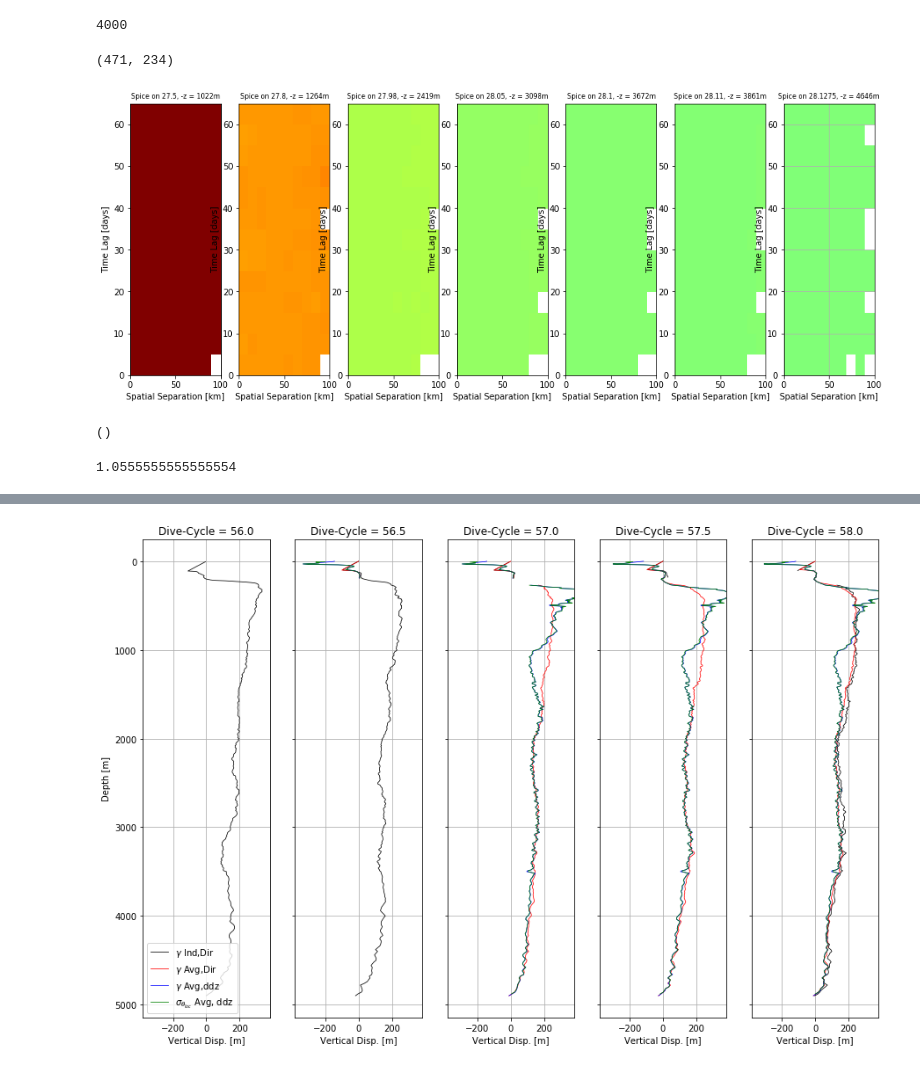
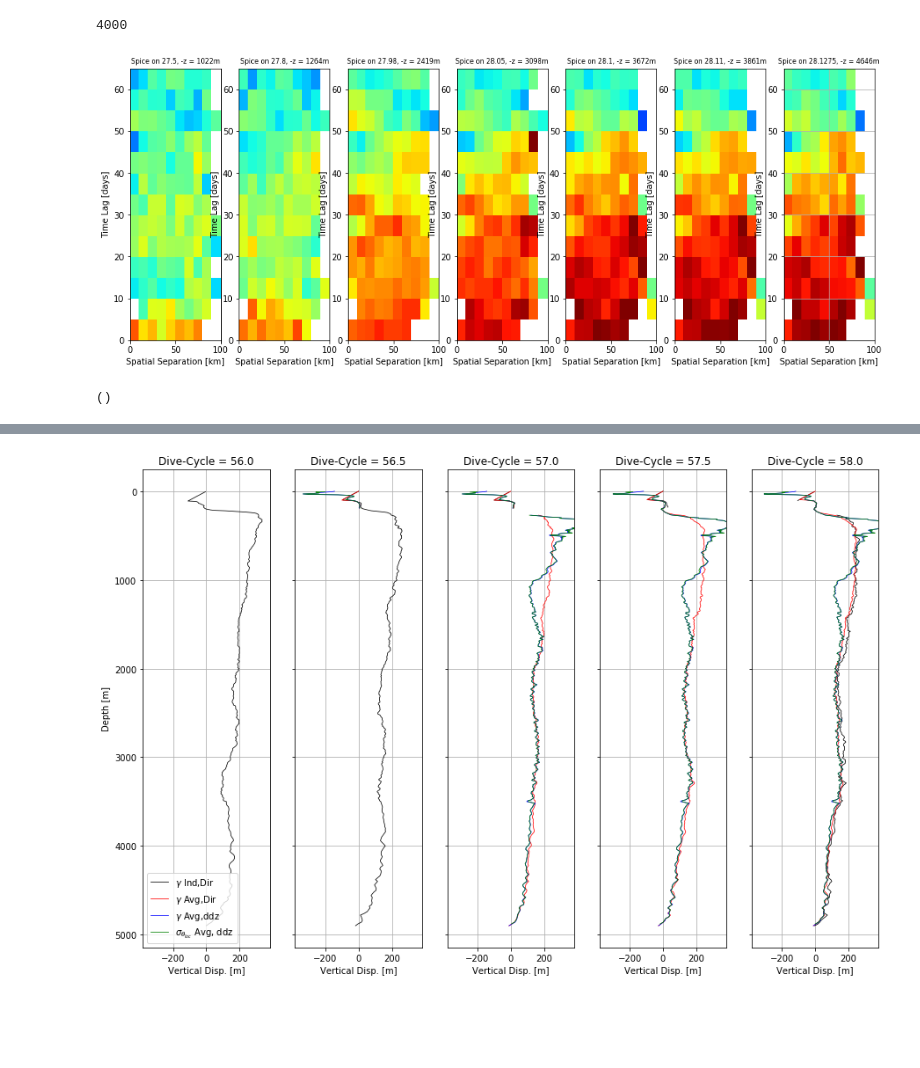
Before and after one commit to jakesteinberg/geostrophic_turbulence, a Jupyter notebook: 36N_dg_2018_mode_projections .ipynb, the cells around one changed output, grey strips where cells are left out. Saved outputs shown, nothing was run; the diff lists cells and outputs as text; code cells hidden in the pictures; blank space fills up the shorter version.

Commit message:
spice variance on isopycnals, better comparisons betwen bats and 36n

```diff
--- a/36N_dg_2018_mode_projections .ipynb
+++ b/36N_dg_2018_mode_projections .ipynb
@@ -140,11 +149,11 @@ print(profile_tags[d_fall])
 # %%
 f, (ax1, ax2, ax3) = plt.subplots(1, 3, sharey=True)
-coli = '#DAA520','#2F4F4F', 'm', '#2F4F4F', '#DAA520', '#DAA520'
+coli = '#DAA520','#2F4F4F', 'b', 'm', '#2F4F4F', '#DAA520', '#DAA520'
 for i in range(len(bckgrds)):
     ax1.plot(salin_avg[:, i], grid, color=coli[i])
     ax2.plot(cons_t_avg[:, i], grid, color=coli[i])
     ax3.plot(N2_ref[:, i], grid, color=coli[i])
-ax1.set_ylim([0, 1500])
+ax1.set_ylim([0, 2000])
 ax1.grid()
 ax2.grid()
 ax1.invert_yaxis()
@@ -348,8 +357,10 @@ for i in range(np.shape(avg_sig0_per_dep)[1]):  # loop over each profile
 
     if (this_time < bd1):  # fall
         t_over = 0
-    elif (this_time > bd1) & (this_time < bd2):  # winter
+    elif (this_time > bd1) & (this_time < bd2):  # winter1
         t_over = 1
+    else:  # winter2
+        t_over = 2
 
     this_sigma_theta_avg = sigma_theta_avg[:, t_over]
     eta_alt[:, i] = (avg_sig0_per_dep[:, i] - sigma_theta_avg[:, t_over]) / np.squeeze(ddz_avg_sigma[:, t_over])
@@ -394,6 +405,8 @@ for i in range(lon.shape[1]):
         t_over = 0
     elif (this_time > bd1) & (this_time < bd2):  # winter
         t_over = 1
+    else:
+        t_over = 2
 
     this_sigma_theta_avg = sigma_theta_avg[:, t_over]
     eta_per_prof[:, i] = (neutral_density[:, i] - sigma_theta_avg[:, t_over]) / np.squeeze(ddz_avg_sigma[:, t_over])
@@ -416,10 +429,10 @@ for i in range(lon.shape[1]):
 AG_all, eta_m_all, Neta_m_all, PE_per_mass_all = eta_fit(lon.shape[1], grid, nmodes, N2_all, G_all, c_all,
                                                          eta_per_prof_3, eta_fit_depth_min, eta_fit_depth_max)
 PE_per_mass_all = PE_per_mass_all[:, np.abs(AG_all[1, :]) > 1*10**-4]
+d_time_all = d_time[:, np.abs(AG_all[1, :]) > 1*10**-4]
+profile_tags_all = profile_tags[np.abs(AG_all[1, :]) > 1*10**-4]
+eta_per_prof_all = eta_per_prof_3[:, np.abs(AG_all[1, :]) > 1*10**-4]
+eta_m_per_prof_all = eta_m_all[:, np.abs(AG_all[1, :]) > 1*10**-4]
-# %%
-np.shape(neutral_density)
-# %% [output]
-(471, 234)
 # %%
 # T/S variability (and correlations) on isopycnals
 rho_1 = 27.5, 27.8, 27.98, 28.05, 28.1, 28.11, 28.1275  # , 28.13, 28.133
@@ -473,44 +486,48 @@ for l in range(len(rho_1)):
             spice_count = np.concatenate((spice_count,
                                           np.array((spice[i, l] * np.ones(len(x[i + 1:])), spice[i + 1:, l]))), axis=1)
         # note each loop, the list x[i+1:] shortens
         # the goal is a list of pairs coupled with lists of time/space separations
 
     # define each box as all points that fall within a time and space lag
     corr_i_z = np.nan * np.zeros((len(t_win), len(dist_win)))
     corr_i_z2 = np.nan * np.zeros((len(t_win), len(dist_win)))
     corr_i_all = np.nan * np.zeros((len(t_t_win), len(dist_t_win)))
 
     # spatial separation
     for dd in range(len(dist_t_win) - 1):
         for tt in range(len(t_t_win) - 1):
             # for each box, find time/space lags that fit in box
             in_box = np.where((dist_t > dist_t_win[dd]) & (dist_t < dist_t_win[dd + 1]) &
                                 (time_l > t_t_win[tt]) & (time_l < t_t_win[tt + 1]))[0]
             # only compute statistics if number is greater than ___
-            if len(in_box) > 10:
+            if len(in_box) > 25:
+#                 inski_with = spice_count[:, in_box]
+#                 inski = np.unique(spice_count[:, in_box])
+#                 i_mean = np.nanmean(inski) # mean of all samples in box
+#                 n = len(inski)
+#                 sstd = np.nanstd(inski)
+#                 covi = (inski) * (inski)
+#                 corr_i_all[tt, dd] = (1 / (n - 0)) * (np.nansum(covi))
+
+                # pairs that fall in each box
                 inski_with = spice_count[:, in_box]
-                inski = np.unique(spice_count[:, in_box])
-
-                i_mean = np.nanmean(inski) # mean of all samples in box
-                n = len(inski)
-                sstd = np.nanstd(inski)
-                covi = (inski) * (inski)
-                corr_i_all[tt, dd] = (1 / (n - 0)) * (np.nansum(covi))
+                inski, inski_i = np.unique(spice_count[:, in_box], return_index=True)
+                i_mean = np.nanmean(inski)
+                n = len(inski_with[0, :]) # number of pairs
+                variance = np.nanvar(inski)
+                covi = (inski_with[0, :] - i_mean) * (inski_with[1, :] - i_mean)
+                corr_i_all[tt, dd] = (1 / ((n) * variance)) * np.nansum(covi)
 
 
     avg_cor[:, l] = np.nanmean(corr_i_all[:, 2:15], axis=1)
     corr_i_all[np.isnan(corr_i_all)] = -999
     pa = ax[l].pcolor(dist_t_win, t_t_win, corr_i_all, vmin=-1, vmax=1, cmap=cmap)
     cmap.set_under('w')
     ax[l].set_xlabel('Spatial Separation [km]')
     ax[l].set_ylabel('Time Lag [days]')
     ax[l].set_title('Spice on ' + str(rho_1[l]) + ', -z = ' + str(np.int(np.nanmean(dep_rec[:, l]))) + 'm', fontsize=8)
 # plt.colorbar(pa, label='Correlation')
 plot_pro(ax[l])
 # %% [output]
-[figure, old version]
+[figure, new version]
 ()
-# %%
-corr_i_all[tt, dd]
-# %% [output]
-1.0555555555555554
```
Also changed, not shown: parts of 19 cells of this notebook, 2 other files.
